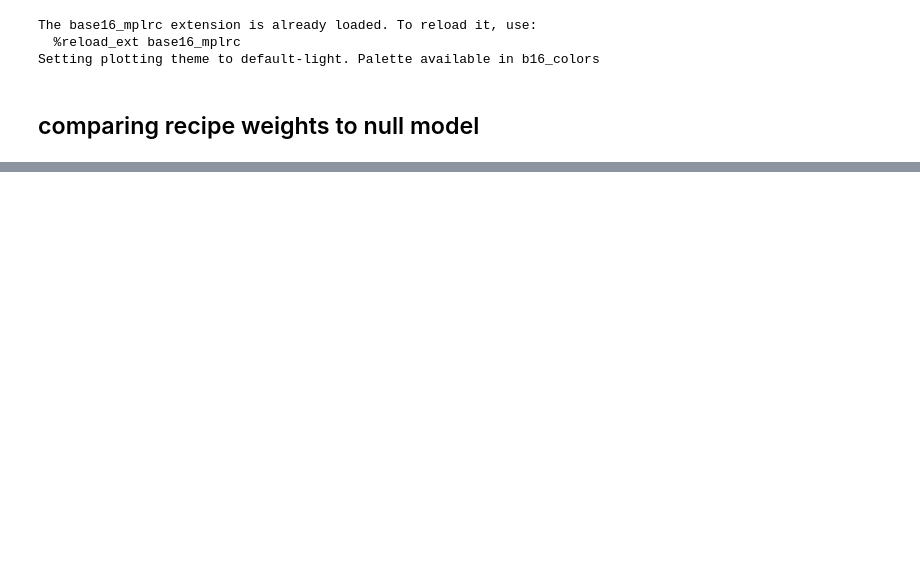
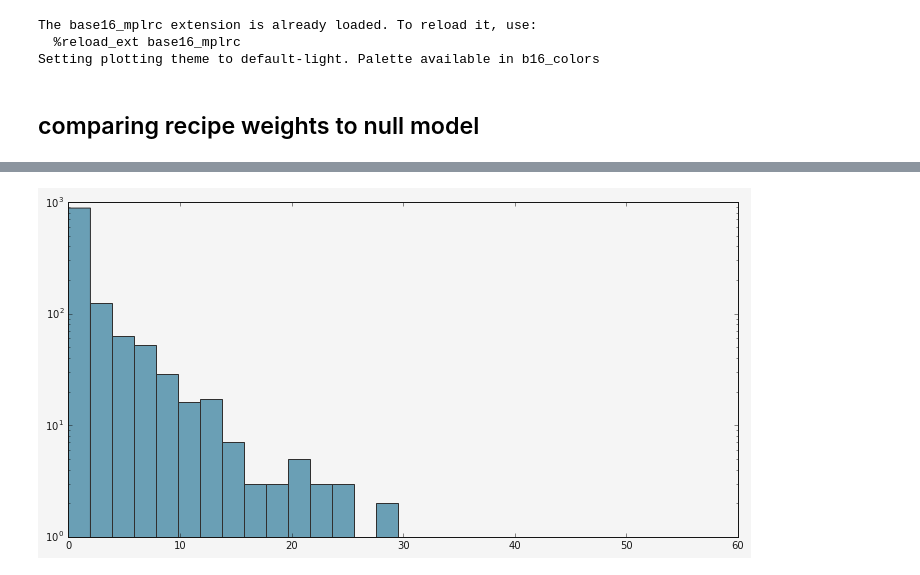
Before and after one commit to drschwenk/mixedCompany, a Jupyter notebook: recipe_weights.ipynb, the cells around one changed output, grey strips where cells are left out. Drawn from its saved outputs; the diff is of its cells as text; code cells hidden in the pictures; blank space fills up the shorter version.

```diff
--- a/recipe_weights.ipynb
+++ b/recipe_weights.ipynb
@@ -56,3 +64,9 @@ def get_range(dictionary, begin, end):
 # %%
-with open('./avg_recipe_weights.pkl', 'r') as f:
-    avg_w = pickle.load(f)
+with open('./random_weights_new.pkl', 'r') as f:
+    random_weights = pickle.load(f)
+# %%
+with open('./new_avg_recipe_weights.pkl', 'r') as f:
+    avg_recipe = pickle.load(f)
+
+with open('./new_avg_random_weights.pkl', 'r') as f:
+    avg_random = pickle.load(f)
@@ -58,0 +317,4 @@ with open('./avg_recipe_weights.pkl', 'r') as f:
+# %%
+_ = plt.hist(avg_recipe.values(), bins = 30, log=True)
+# %% [output]
+[figure, added]
```
Also changed, not shown: parts of 39 cells of this notebook, 2 other files.
